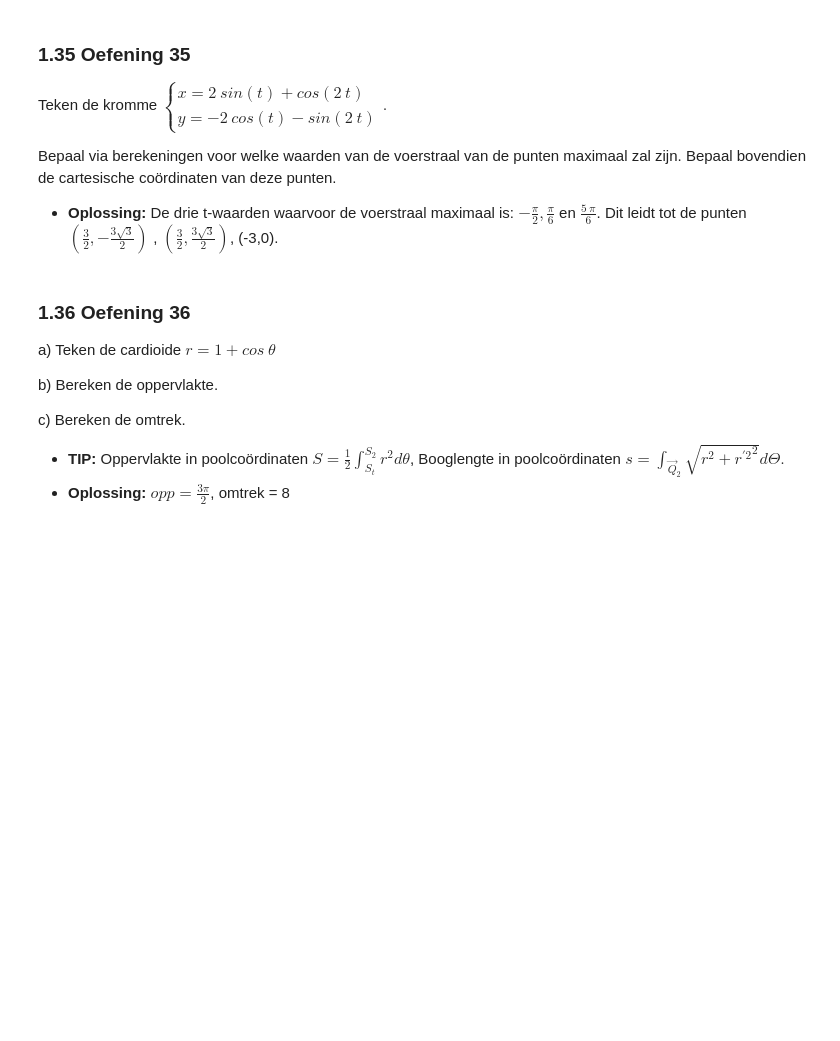
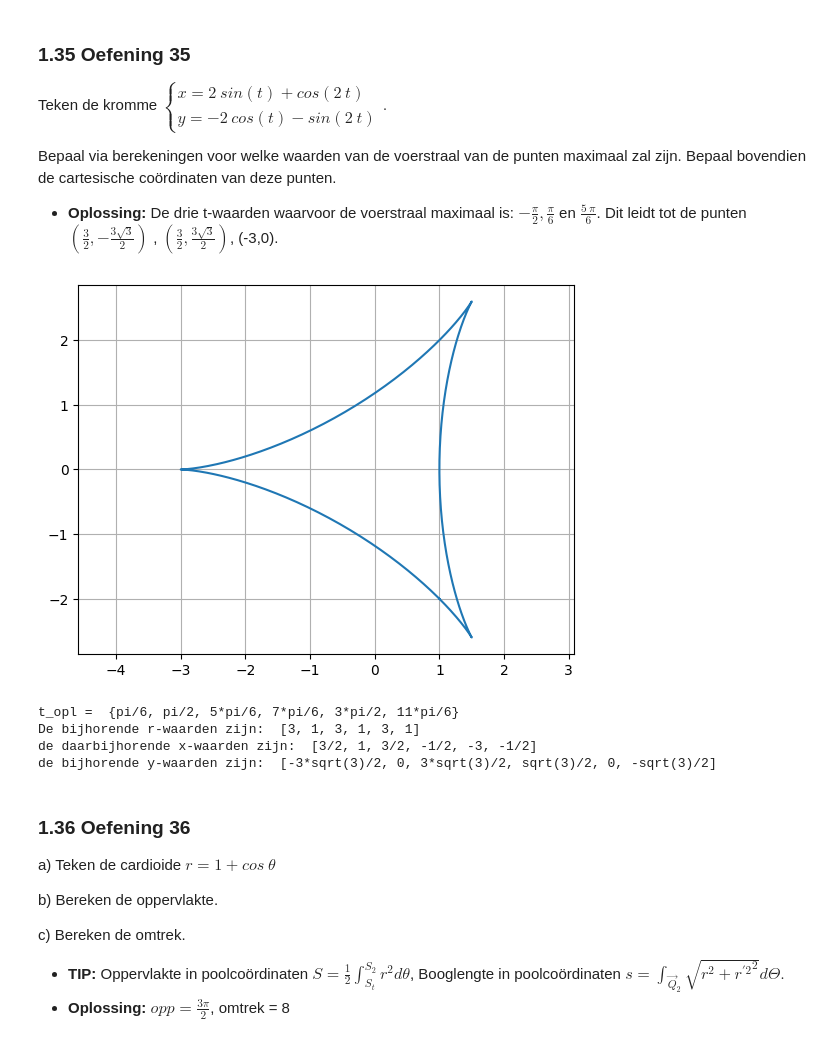
Before and after one commit to taliaXvdb/statistiekPython, a Jupyter notebook: alleOef.ipynb, the cells around one changed output. Drawn from its saved outputs; the diff is of its cells as text; code cells hidden in the pictures; blank space fills up the shorter version.

```diff
--- a/alleOef.ipynb
+++ b/alleOef.ipynb
@@ -778,6 +807,34 @@ Teken de kromme $\begin{cases}x=2~sin(t)+cos(2~t)\\ y=-2~cos(t)-sin(2~t)\end{cas
 
 Bepaal via berekeningen voor welke waarden van de voerstraal van de punten maximaal zal zijn. Bepaal bovendien de cartesische coördinaten van deze punten.
 * **Oplossing:** De drie t-waarden waarvoor de voerstraal maximaal is: $-\frac{\pi}{2},\frac{\pi}{6}$ en $\frac{5~\pi}{6}$. Dit leidt tot de punten $(\frac{3}{2},-\frac{3\sqrt{3}}{2})$ , $(\frac{3}{2},\frac{3\sqrt{3}}{2})$, (-3,0).
+# %%
+t = np.linspace(0,2*np.pi,400)
+plt.plot(2*np.sin(t)+np.cos(2*t),-2*np.cos(t)-np.sin(2*t))
+plt.axis('equal')
+plt.grid()
+# %% [output]
+[figure, added]
+# %%
+t = sp.Symbol('t')
+x = 2*sp.sin(t) + sp.cos(2*t)
+y = -2*sp.cos(t) - sp.sin(2*t)
+r = sp.sqrt(x**2+y**2)
+afg = sp.diff(r,t)
+vgl = sp.Eq(afg,0)
+t_opl=sp.solveset(vgl,t,domain=sp.Interval(0,2*sp.pi))
+print('t_opl = ',t_opl)
+
+r_waarden = [r.subs(t,waarde) for waarde in t_opl]
+print("De bijhorende r-waarden zijn: ", r_waarden)
+x_waarden = [x.subs(t,waarde) for waarde in t_opl]
+print("de daarbijhorende x-waarden zijn: ",x_waarden)
+y_waarden = [y.subs(t,waarde) for waarde in t_opl]
+print("de bijhorende y-waarden zijn: ",y_waarden)
+# %% [output]
+t_opl =  {pi/6, pi/2, 5*pi/6, 7*pi/6, 3*pi/2, 11*pi/6}
+De bijhorende r-waarden zijn:  [3, 1, 3, 1, 3, 1]
+de daarbijhorende x-waarden zijn:  [3/2, 1, 3/2, -1/2, -3, -1/2]
+de bijhorende y-waarden zijn:  [-3*sqrt(3)/2, 0, 3*sqrt(3)/2, sqrt(3)/2, 0, -sqrt(3)/2]
 # %% [markdown]
 ### **1.36 Oefening 36**
 a) Teken de cardioide $r=1+cos~\theta$
```
Also changed, not shown: parts of 98 cells of this notebook, 3 other files.
